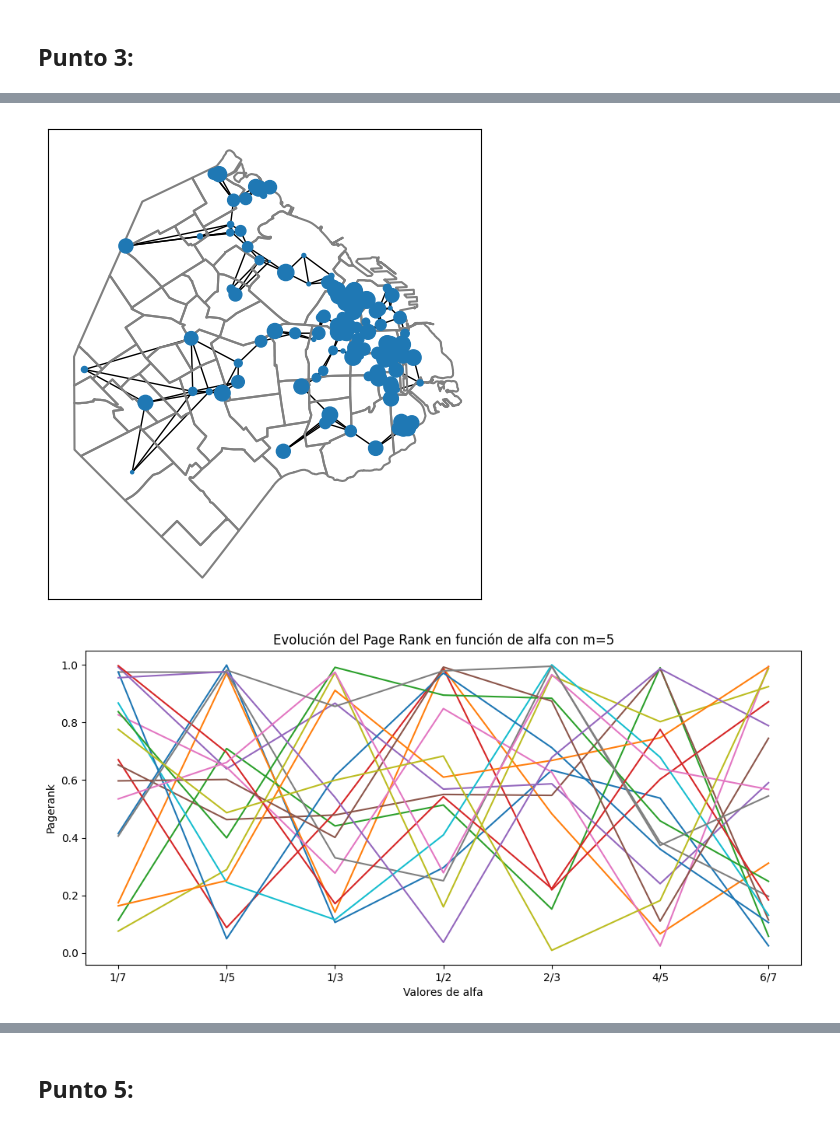
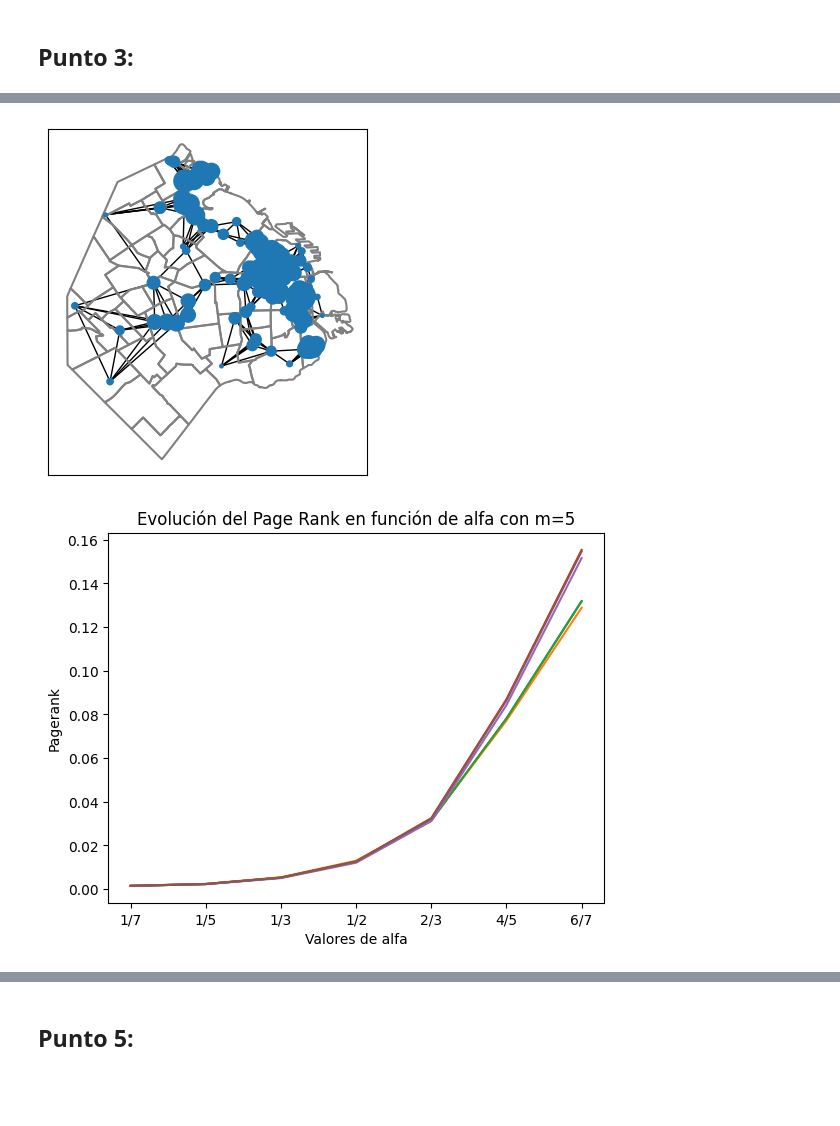
Before and after one commit to shotinhell/TP1_ALC_1C2025, a Jupyter notebook: TP1_template.ipynb, the cells around one changed output, grey strips where cells are left out. Cells and saved outputs as stored; diff of their text form; code cells hidden in the pictures; blank space fills up the shorter version.

```diff
--- a/TP1_template.ipynb
+++ b/TP1_template.ipynb
@@ -166,0 +146,11 @@ graficar_pagerank(pr,museos,barrios,10)
+# %%
+
+D = museos.to_crs("EPSG:22184").geometry.apply(lambda g: museos.to_crs("EPSG:22184").distance(g)).round().to_numpy()
+m = 3
+alfa = 1/5
+A = func.construye_adyacencia(D,m)
+pr = func.calcula_pagerank(A,alfa)
+
+np.set_printoptions(threshold=np.inf)
+
+func.graficar_pagerank(pr,museos,barrios,0.7,A)
@@ -167,5 +159,4 @@ graficar_pagerank(pr,museos,barrios,10)
 # %%
-
 m_list = [1,3,5,10]
 
 Nprincipales = 3 # Cantidad de principales
@@ -174,11 +165,10 @@ pr_list = [] # Lista para guardar scores
 alfa = 1/5 # Valor de alfa para el Page Rank
 for m in m_list:
     A = construye_adyacencia(D,m)
-    pr = np.random.uniform(0,1,museos.shape[0])# Este va a ser su score Page Rank. Ahora lo reemplazamos con un vector al azar
+    pr = func.calcula_pagerank(A,alfa)
     pr_list.append(pr)
-    graficar_pagerank(pr,museos,barrios,5)
+    func.graficar_pagerank(pr,museos,barrios,0.3,A)
 plt.show() # purga configuracion
-
 
 # guardamos los 3 principales nodos de cada una de las listas
 principales = {}
@@ -194,12 +184,6 @@ for i, principal in enumerate(principales):
         pr_singular.append(pr[principal])
     pr_principales.append(pr_singular)
 
-# print(principales)
-# print(pr_principales)
-# print(len(principales))
-# print(np.shape(pr_principales)[0])
-# print(np.shape(pr_principales)[1])
-
 x = np.arange(len(m_list)) # Valores de m
 
 plt.xlabel('Valores de m')
@@ -222,14 +206,16 @@ plt.show()
 # %%
-
+alfa_string = ['1/7','1/5','1/3','1/2','2/3','4/5','6/7'] # Para graficar los valores de alfa
 alfa_list = [1/7,1/5,1/3,1/2,2/3,4/5,6/7]
 pr_list = []
 
+plt.rcdefaults()
 m = 5
 for alfa in alfa_list:
     A = construye_adyacencia(D,m)
-    pr = np.random.uniform(0,1,museos.shape[0])# Este va a ser su score Page Rank. Ahora lo reemplazamos con un vector al azar
-    pr_list.append(pr) # Guardamos el scor
-    graficar_pagerank(pr,museos,barrios,5)
+    pr = func.calcula_pagerank(A,alfa)
+    pr_list.append(pr) # Guardamos el score
+    func.graficar_pagerank(pr,museos,barrios,0.3,A)
+
 plt.show()
 
 # guardamos los 3 principales nodos de cada una de las listas
@@ -246,18 +232,12 @@ for i, principal in enumerate(principales):
         pr_singular.append(pr[principal])
     pr_principales.append(pr_singular)
 
-# print(principales)
-# print(pr_principales)
-# print(len(principales))
-# print(np.shape(pr_principales)[0])
-# print(np.shape(pr_principales)[1])
-
 x = np.arange(len(alfa_list))
 plt.xlabel('Valores de alfa')
 plt.ylabel('Pagerank')
 plt.title('Evolución del Page Rank en función de alfa con m=5')
 plt.xticks(x, alfa_list)
-plt.xticks(x, ["1/7","1/5","1/3","1/2","2/3","4/5","6/7"])
+plt.xticks(x, alfa_string)
 
 for pr in pr_principales:
     y = np.array(pr_principales[0])
@@ -274,2 +254,2 @@ plt.show()
-[figure, old version]
+[figure, new version]
-[figure, old version]
+[figure, new version]
```
Also changed, not shown: parts of 15 cells of this notebook.
